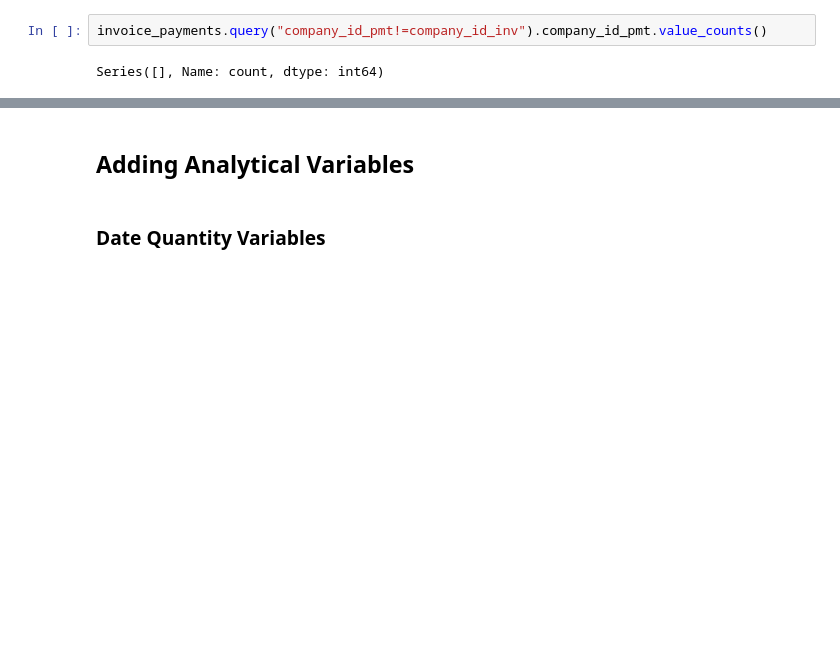
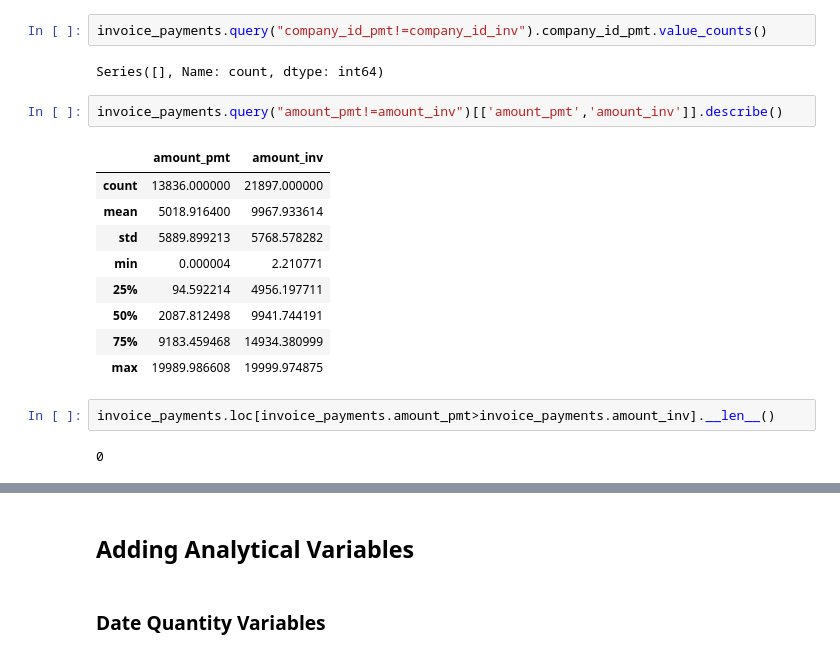
Before and after one commit to lauren7249/Data-Science-Take-Home-Project, a Jupyter notebook: data_analysis/files/exploratory.ipynb, the cells around one changed output, grey strips where cells are left out. Cells and saved outputs as stored; diff of their text form; blank space fills up the shorter version.

```diff
--- a/data_analysis/files/exploratory.ipynb
+++ b/data_analysis/files/exploratory.ipynb
@@ -388,3 +395,19 @@ company_id: 0.06734456856863548 inconsistent rows in merged dataset
 invoice_payments.query("company_id_pmt!=company_id_inv").company_id_pmt.value_counts()
 # %% [output]
 Series([], Name: count, dtype: int64)
+# %%
+invoice_payments.query("amount_pmt!=amount_inv")[['amount_pmt','amount_inv']].describe()
+# %% [output]
+|  | amount_pmt | amount_inv |
+| count | 13836.000000 | 21897.000000 |
+| mean | 5018.916400 | 9967.933614 |
+| std | 5889.899213 | 5768.578282 |
+| min | 0.000004 | 2.210771 |
+| 25% | 94.592214 | 4956.197711 |
+| 50% | 2087.812498 | 9941.744191 |
+| 75% | 9183.459468 | 14934.380999 |
+| max | 19989.986608 | 19999.974875 |
+# %%
+invoice_payments.loc[invoice_payments.amount_pmt>invoice_payments.amount_inv].__len__()
+# %% [output]
+0
```
Also changed, not shown: parts of 20 cells of this notebook, 9 other files.
